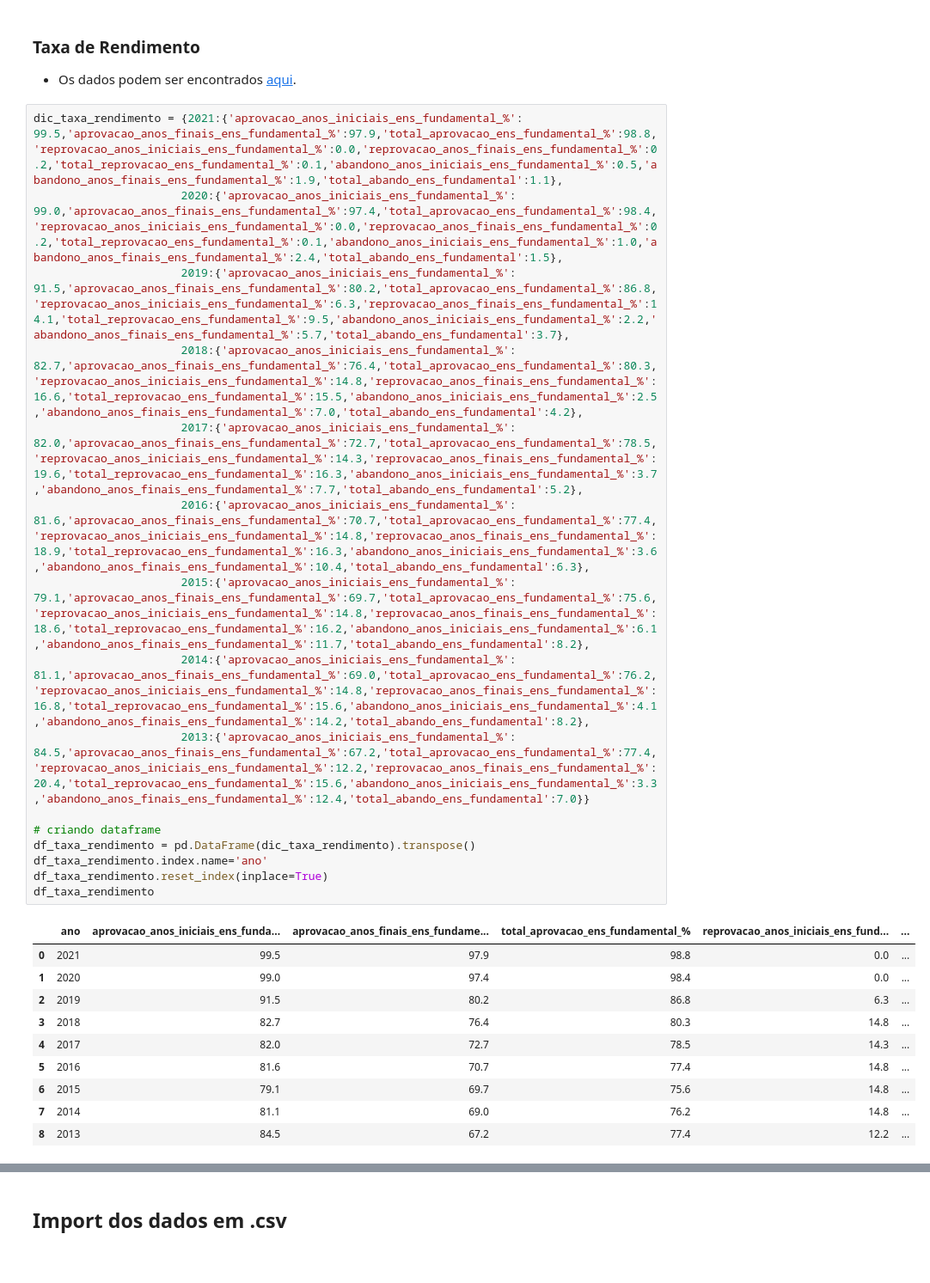
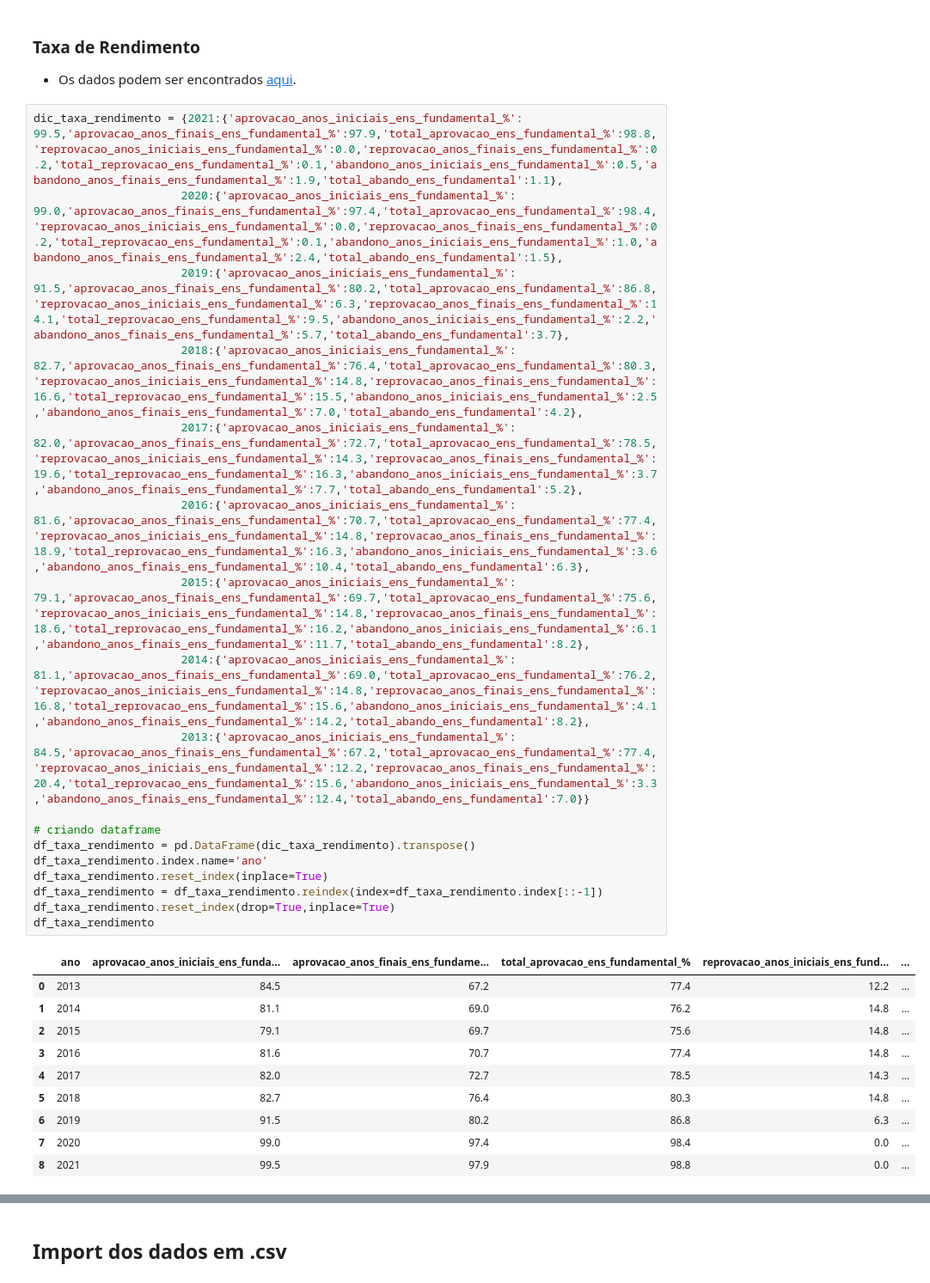
Before and after one commit to AllysonAbreu/dw_contas_publicas_2022, a Jupyter notebook: dea_despesas_dados_novos.ipynb, the cells around one changed output, grey strips where cells are left out. Shown: that part at 86% size. Cells and saved outputs as stored; diff of their text form.

```diff
--- a/dea_despesas_dados_novos.ipynb
+++ b/dea_despesas_dados_novos.ipynb
@@ -248,27 +254,29 @@ df_remuneracao_media_docentes
 # %%
 dic_taxa_rendimento = {2021:{'aprovacao_anos_iniciais_ens_fundamental_%': 99.5,'aprovacao_anos_finais_ens_fundamental_%':97.9,'total_aprovacao_ens_fundamental_%':98.8,'reprovacao_anos_iniciais_ens_fundamental_%':0.0,'reprovacao_anos_finais_ens_fundamental_%':0.2,'total_reprovacao_ens_fundamental_%':0.1,'abandono_anos_iniciais_ens_fundamental_%':0.5,'abandono_anos_finais_ens_fundamental_%':1.9,'total_abando_ens_fundamental':1.1},
                       2020:{'aprovacao_anos_iniciais_ens_fundamental_%': 99.0,'aprovacao_anos_finais_ens_fundamental_%':97.4,'total_aprovacao_ens_fundamental_%':98.4,'reprovacao_anos_iniciais_ens_fundamental_%':0.0,'reprovacao_anos_finais_ens_fundamental_%':0.2,'total_reprovacao_ens_fundamental_%':0.1,'abandono_anos_iniciais_ens_fundamental_%':1.0,'abandono_anos_finais_ens_fundamental_%':2.4,'total_abando_ens_fundamental':1.5},
                       2019:{'aprovacao_anos_iniciais_ens_fundamental_%': 91.5,'aprovacao_anos_finais_ens_fundamental_%':80.2,'total_aprovacao_ens_fundamental_%':86.8,'reprovacao_anos_iniciais_ens_fundamental_%':6.3,'reprovacao_anos_finais_ens_fundamental_%':14.1,'total_reprovacao_ens_fundamental_%':9.5,'abandono_anos_iniciais_ens_fundamental_%':2.2,'abandono_anos_finais_ens_fundamental_%':5.7,'total_abando_ens_fundamental':3.7},
                       2018:{'aprovacao_anos_iniciais_ens_fundamental_%': 82.7,'aprovacao_anos_finais_ens_fundamental_%':76.4,'total_aprovacao_ens_fundamental_%':80.3,'reprovacao_anos_iniciais_ens_fundamental_%':14.8,'reprovacao_anos_finais_ens_fundamental_%':16.6,'total_reprovacao_ens_fundamental_%':15.5,'abandono_anos_iniciais_ens_fundamental_%':2.5,'abandono_anos_finais_ens_fundamental_%':7.0,'total_abando_ens_fundamental':4.2},
                       2017:{'aprovacao_anos_iniciais_ens_fundamental_%': 82.0,'aprovacao_anos_finais_ens_fundamental_%':72.7,'total_aprovacao_ens_fundamental_%':78.5,'reprovacao_anos_iniciais_ens_fundamental_%':14.3,'reprovacao_anos_finais_ens_fundamental_%':19.6,'total_reprovacao_ens_fundamental_%':16.3,'abandono_anos_iniciais_ens_fundamental_%':3.7,'abandono_anos_finais_ens_fundamental_%':7.7,'total_abando_ens_fundamental':5.2},
                       2016:{'aprovacao_anos_iniciais_ens_fundamental_%': 81.6,'aprovacao_anos_finais_ens_fundamental_%':70.7,'total_aprovacao_ens_fundamental_%':77.4,'reprovacao_anos_iniciais_ens_fundamental_%':14.8,'reprovacao_anos_finais_ens_fundamental_%':18.9,'total_reprovacao_ens_fundamental_%':16.3,'abandono_anos_iniciais_ens_fundamental_%':3.6,'abandono_anos_finais_ens_fundamental_%':10.4,'total_abando_ens_fundamental':6.3},
                       2015:{'aprovacao_anos_iniciais_ens_fundamental_%': 79.1,'aprovacao_anos_finais_ens_fundamental_%':69.7,'total_aprovacao_ens_fundamental_%':75.6,'reprovacao_anos_iniciais_ens_fundamental_%':14.8,'reprovacao_anos_finais_ens_fundamental_%':18.6,'total_reprovacao_ens_fundamental_%':16.2,'abandono_anos_iniciais_ens_fundamental_%':6.1,'abandono_anos_finais_ens_fundamental_%':11.7,'total_abando_ens_fundamental':8.2},
                       2014:{'aprovacao_anos_iniciais_ens_fundamental_%': 81.1,'aprovacao_anos_finais_ens_fundamental_%':69.0,'total_aprovacao_ens_fundamental_%':76.2,'reprovacao_anos_iniciais_ens_fundamental_%':14.8,'reprovacao_anos_finais_ens_fundamental_%':16.8,'total_reprovacao_ens_fundamental_%':15.6,'abandono_anos_iniciais_ens_fundamental_%':4.1,'abandono_anos_finais_ens_fundamental_%':14.2,'total_abando_ens_fundamental':8.2},
                       2013:{'aprovacao_anos_iniciais_ens_fundamental_%': 84.5,'aprovacao_anos_finais_ens_fundamental_%':67.2,'total_aprovacao_ens_fundamental_%':77.4,'reprovacao_anos_iniciais_ens_fundamental_%':12.2,'reprovacao_anos_finais_ens_fundamental_%':20.4,'total_reprovacao_ens_fundamental_%':15.6,'abandono_anos_iniciais_ens_fundamental_%':3.3,'abandono_anos_finais_ens_fundamental_%':12.4,'total_abando_ens_fundamental':7.0}}
 
 # criando dataframe
 df_taxa_rendimento = pd.DataFrame(dic_taxa_rendimento).transpose()
 df_taxa_rendimento.index.name='ano'
 df_taxa_rendimento.reset_index(inplace=True)
+df_taxa_rendimento = df_taxa_rendimento.reindex(index=df_taxa_rendimento.index[::-1])
+df_taxa_rendimento.reset_index(drop=True,inplace=True)
 df_taxa_rendimento
 # %% [output]
 |  | ano | aprovacao_anos_iniciais_ens_funda... | aprovacao_anos_finais_ens_fundame... | total_aprovacao_ens_fundamental_% | reprovacao_anos_iniciais_ens_fund... | ... |
-| 0 | 2021 | 99.5 | 97.9 | 98.8 | 0.0 | ... |
-| 1 | 2020 | 99.0 | 97.4 | 98.4 | 0.0 | ... |
-| 2 | 2019 | 91.5 | 80.2 | 86.8 | 6.3 | ... |
-| 3 | 2018 | 82.7 | 76.4 | 80.3 | 14.8 | ... |
+| 0 | 2013 | 84.5 | 67.2 | 77.4 | 12.2 | ... |
+| 1 | 2014 | 81.1 | 69.0 | 76.2 | 14.8 | ... |
+| 2 | 2015 | 79.1 | 69.7 | 75.6 | 14.8 | ... |
+| 3 | 2016 | 81.6 | 70.7 | 77.4 | 14.8 | ... |
 | 4 | 2017 | 82.0 | 72.7 | 78.5 | 14.3 | ... |
-| 5 | 2016 | 81.6 | 70.7 | 77.4 | 14.8 | ... |
-| 6 | 2015 | 79.1 | 69.7 | 75.6 | 14.8 | ... |
-| 7 | 2014 | 81.1 | 69.0 | 76.2 | 14.8 | ... |
-| 8 | 2013 | 84.5 | 67.2 | 77.4 | 12.2 | ... |
+| 5 | 2018 | 82.7 | 76.4 | 80.3 | 14.8 | ... |
+| 6 | 2019 | 91.5 | 80.2 | 86.8 | 6.3 | ... |
+| 7 | 2020 | 99.0 | 97.4 | 98.4 | 0.0 | ... |
+| 8 | 2021 | 99.5 | 97.9 | 98.8 | 0.0 | ... |
```
Also changed, not shown: parts of 4 cells of this notebook.
